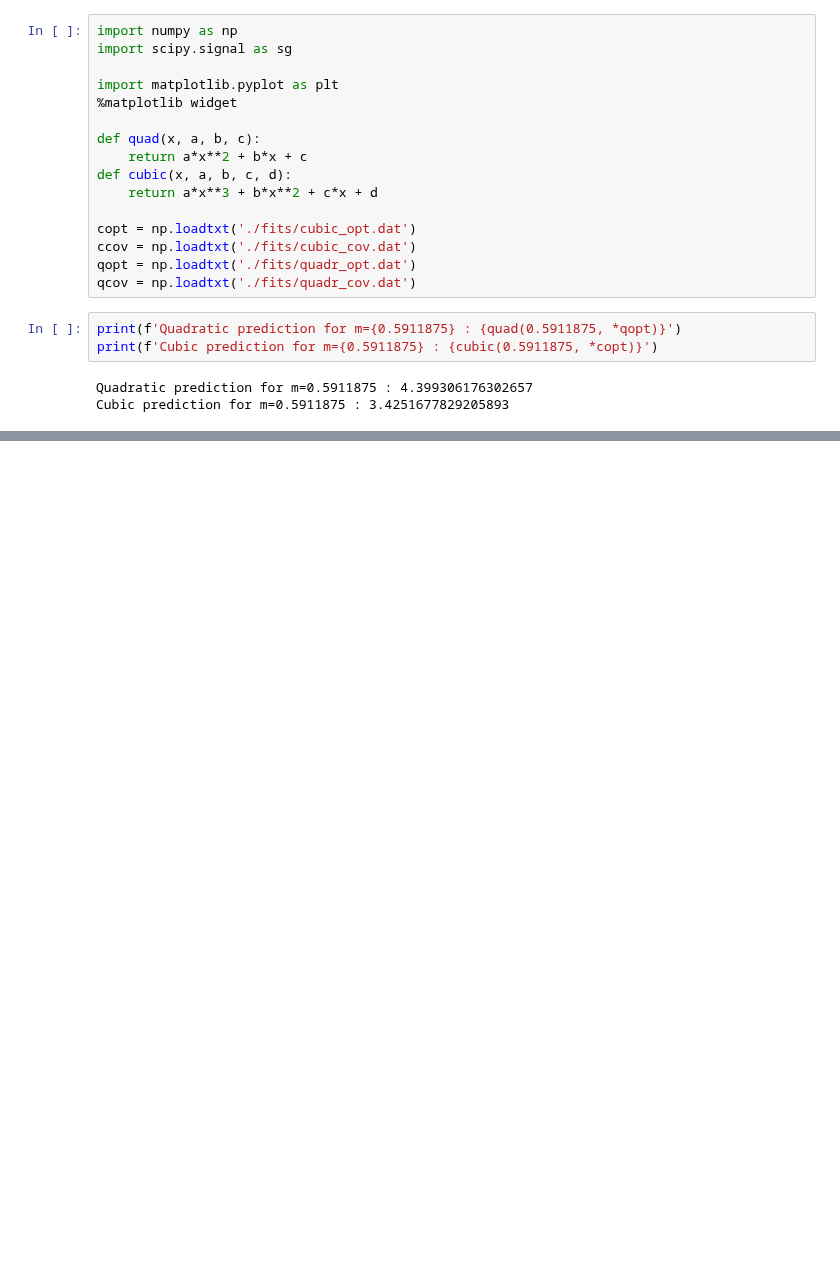
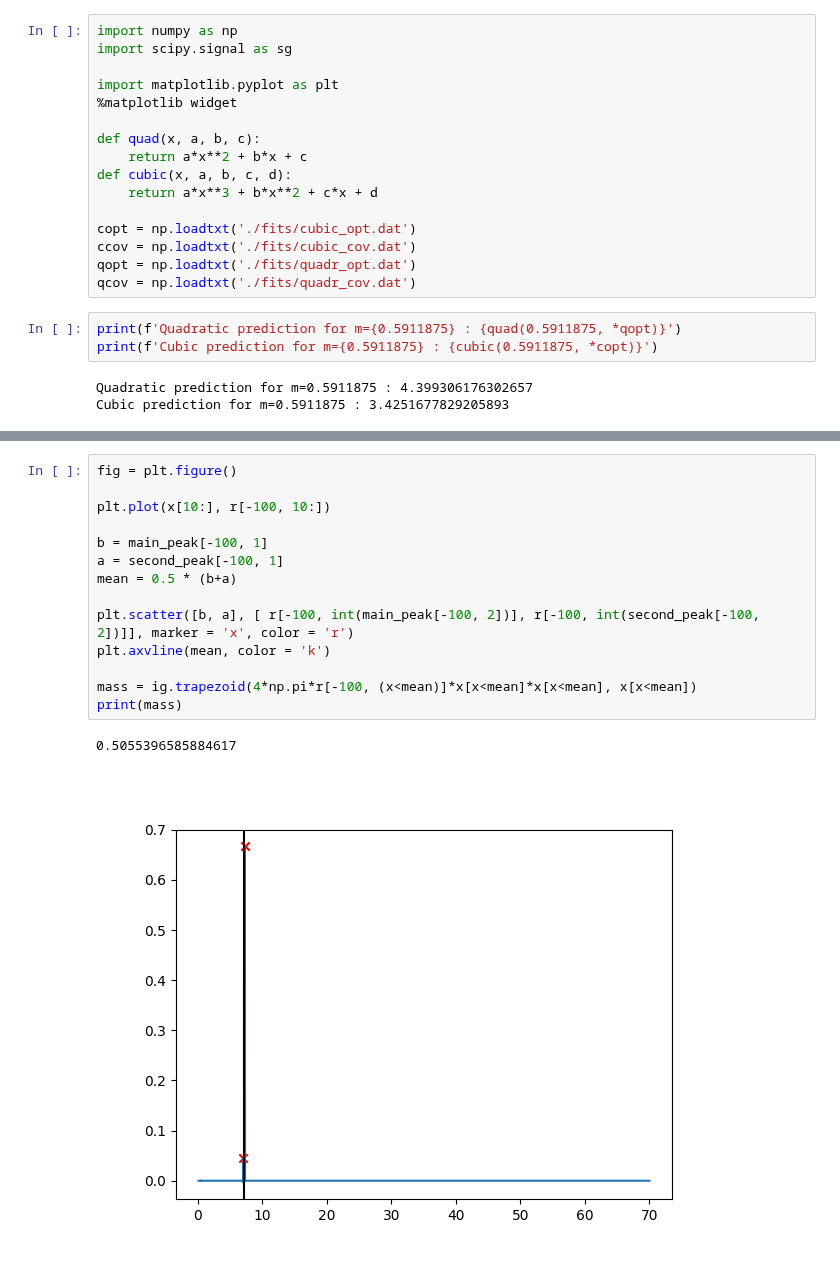
Before and after one commit to LoreCip/LQG-BH-Collapse, a Jupyter notebook: PostProcessing/split.ipynb, the cells around one changed output, grey strips where cells are left out. Cells and saved outputs as stored; diff of their text form; blank space fills up the shorter version.

```diff
--- a/PostProcessing/split.ipynb
+++ b/PostProcessing/split.ipynb
@@ -199,0 +359,17 @@ Cubic prediction for m=0.5911875 : 3.4251677829205893
+# %%
+fig = plt.figure()
+
+plt.plot(x[10:], r[-100, 10:])
+
+b = main_peak[-100, 1]
+a = second_peak[-100, 1]
+mean = 0.5 * (b+a)
+
+plt.scatter([b, a], [ r[-100, int(main_peak[-100, 2])], r[-100, int(second_peak[-100, 2])]], marker = 'x', color = 'r')
+plt.axvline(mean, color = 'k')
+
+mass = ig.trapezoid(4*np.pi*r[-100, (x<mean)]*x[x<mean]*x[x<mean], x[x<mean])
+print(mass)
+# %% [output]
+0.5055396585884617
+[figure, added]
```
Also changed, not shown: parts of 12 cells of this notebook, 8 other files.
